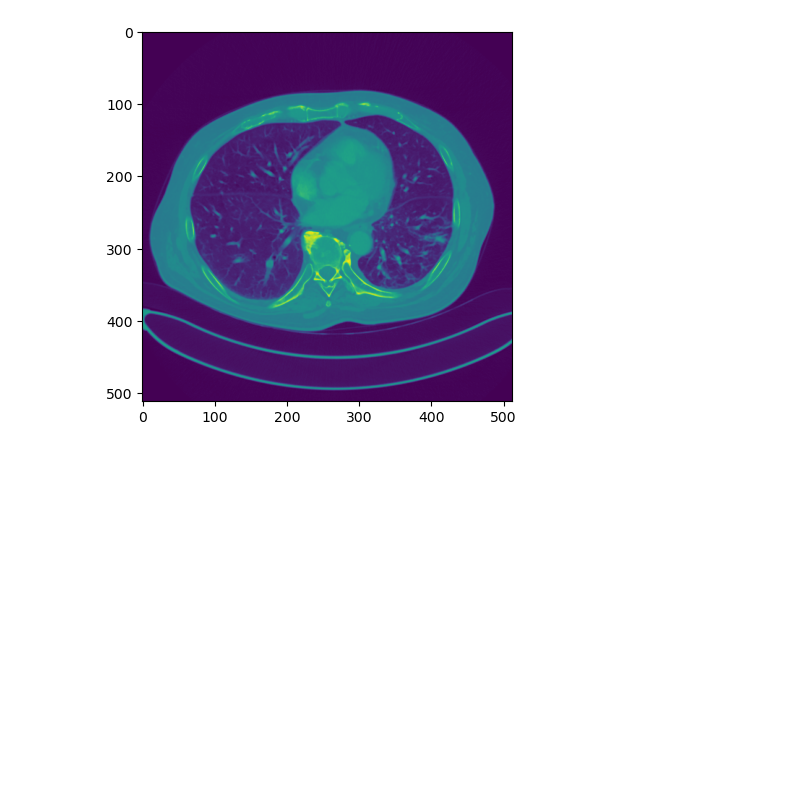
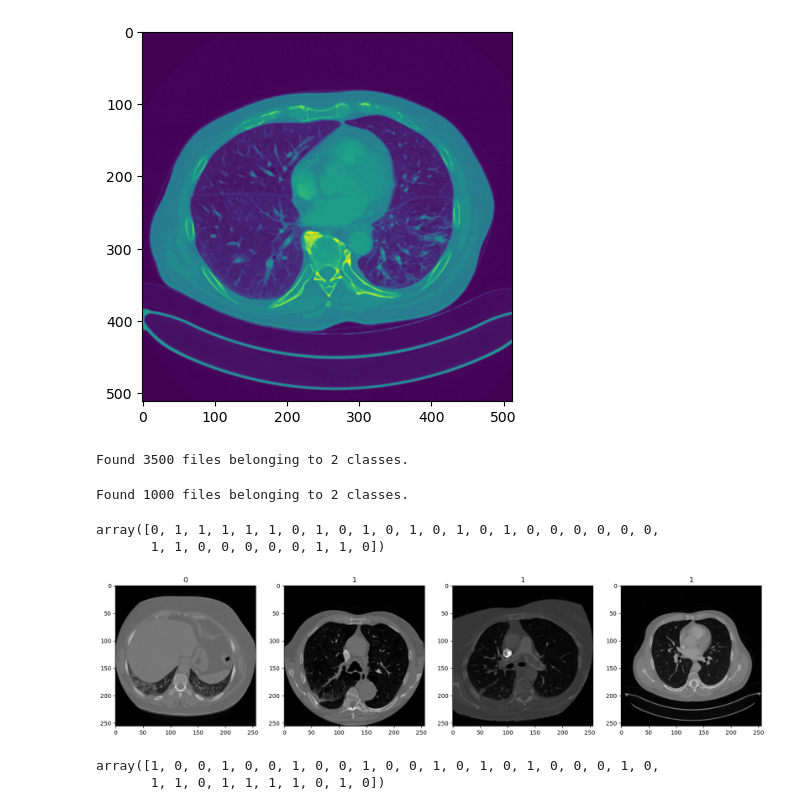
Before and after one commit to Caroline-Mwangi/Automate-PE-Detection-CNN, a Jupyter notebook: AUTOMATED PE DETECTION.ipynb, the cells around one changed output. Saved outputs shown, nothing was run; the diff lists cells and outputs as text; code cells hidden in the pictures; blank space fills up the shorter version.

```diff
--- a/AUTOMATED PE DETECTION.ipynb
+++ b/AUTOMATED PE DETECTION.ipynb
@@ -138,0 +127,33 @@ for name in valid_no_pe_names:
+# %%
+# Load Data
+dataset_train = tf.keras.utils.image_dataset_from_directory(os.path.join(dataset_dir, 'train_final'))
+# %% [output]
+Found 3500 files belonging to 2 classes.
+# %%
+dataset_valid = tf.keras.utils.image_dataset_from_directory(os.path.join(dataset_dir, 'valid_final'))
+# %% [output]
+Found 1000 files belonging to 2 classes.
+# %%
+iterator = dataset_train.as_numpy_iterator()
+batch = iterator.next()
+batch[1]
+
+# 1 - pe
+# 0 - no pe
+# %% [output]
+array([0, 1, 1, 1, 1, 1, 0, 1, 0, 1, 0, 1, 0, 1, 0, 1, 0, 0, 0, 0, 0, 0,
+       1, 1, 0, 0, 0, 0, 0, 1, 1, 0])
+# %%
+fig, ax = plt.subplots(ncols=4, figsize=(20,20))
+for idx, img in enumerate(batch[0][:4]):
+    ax[idx].imshow(img.astype(int))
+    ax[idx].title.set_text(batch[1][idx])
+# %% [output]
+[figure, added]
+# %%
+iterator_v = dataset_valid.as_numpy_iterator()
+batch_v = iterator_v.next()
+batch_v[1]
+# %% [output]
+array([1, 0, 0, 1, 0, 0, 1, 0, 0, 1, 0, 0, 1, 0, 1, 0, 1, 0, 0, 0, 1, 0,
+       1, 1, 0, 1, 1, 1, 1, 0, 1, 0])
```
Also changed, not shown: parts of 19 cells of this notebook.
